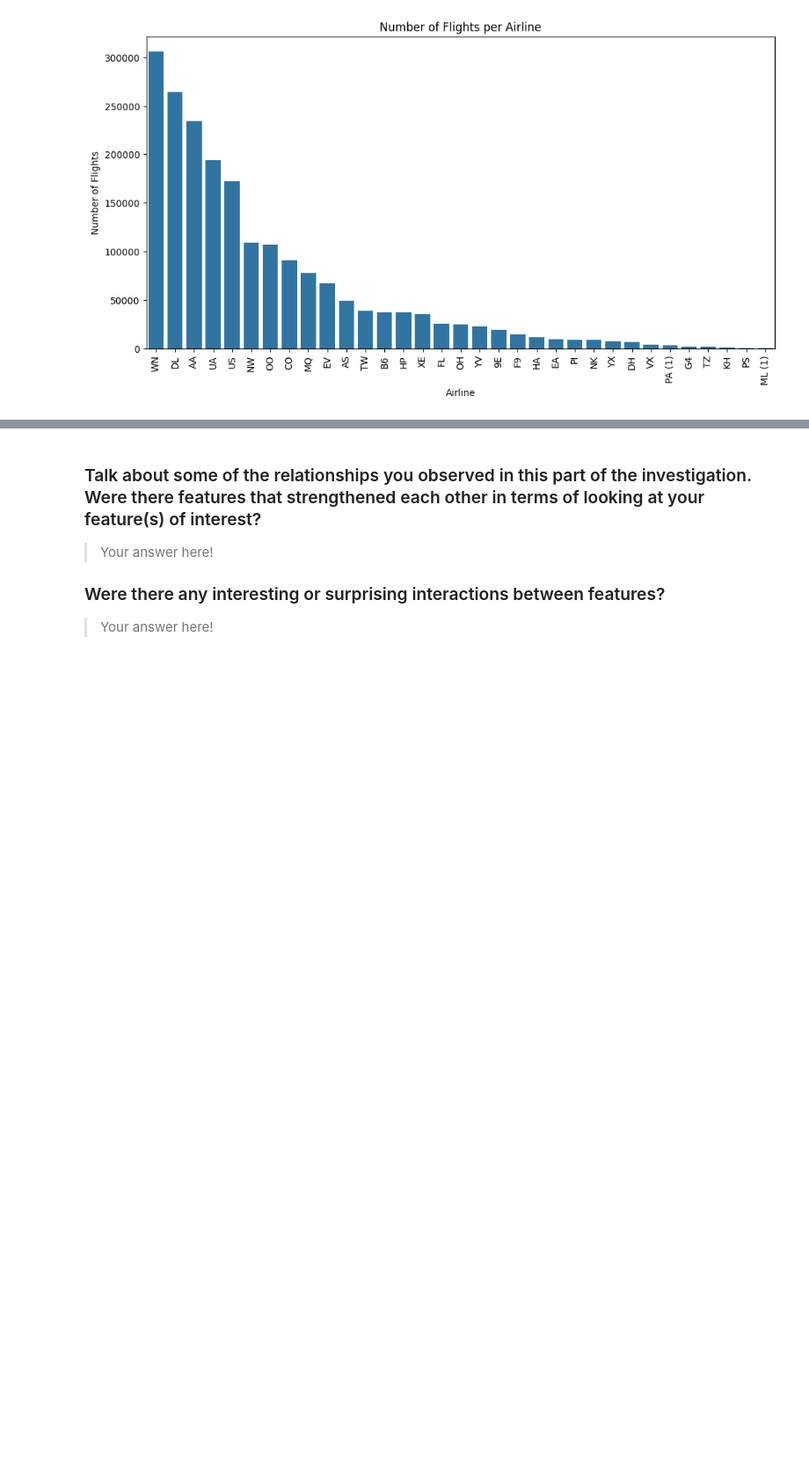
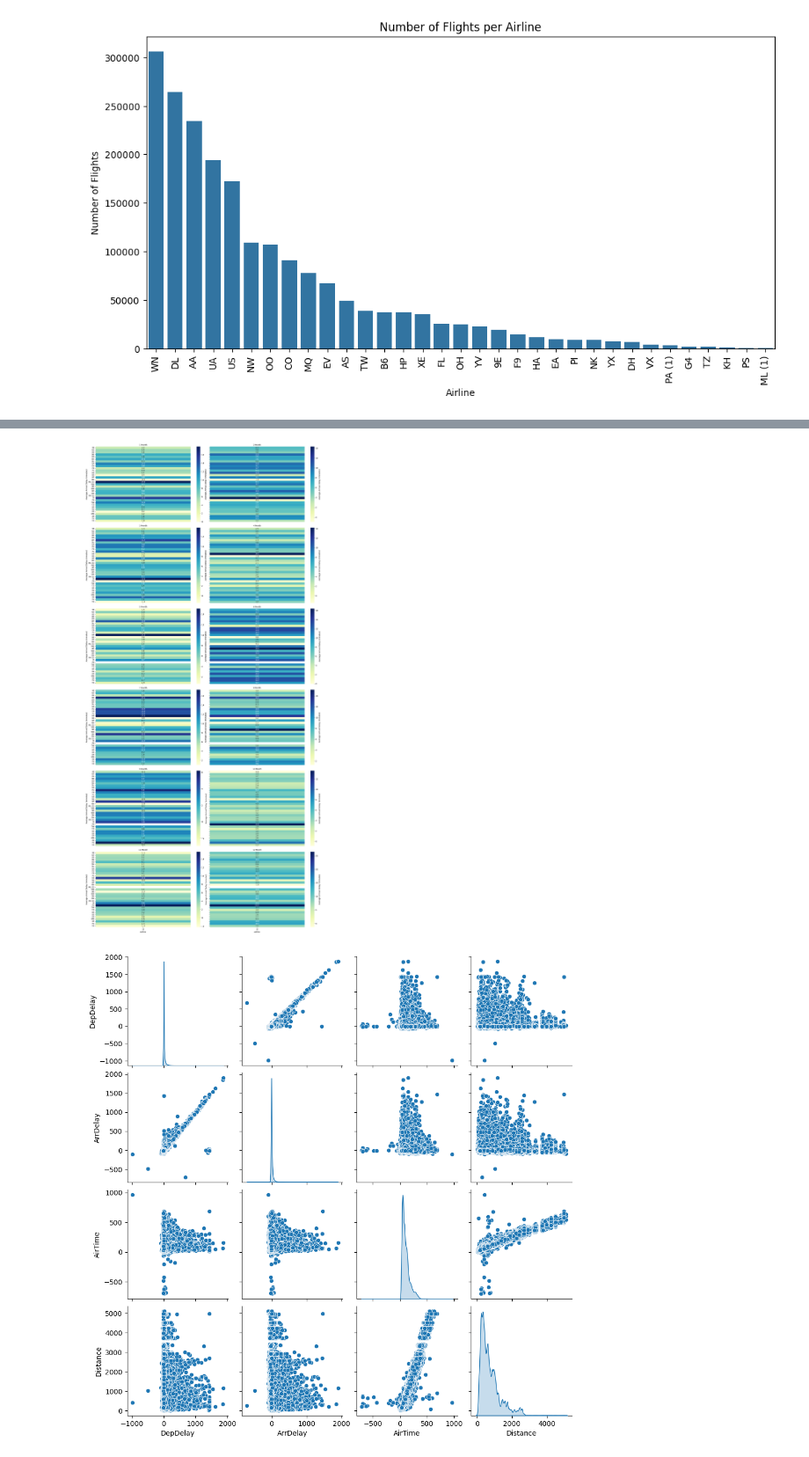
Before and after one commit to ScottTpirate/data_analytics_udacity_proj, a Jupyter notebook: Proj3/Part_I_exploration_template.ipynb, the cells around one changed output, grey strips where cells are left out. Shown at 88% size. Saved outputs shown, nothing was run; the diff lists cells and outputs as text; code cells hidden in the pictures; blank space fills up the shorter version.

```diff
--- a/Proj3/Part_I_exploration_template.ipynb
+++ b/Proj3/Part_I_exploration_template.ipynb
@@ -169,8 +289,38 @@ plt.show()
-# %% [markdown]
-### Talk about some of the relationships you observed in this part of the investigation. Were there features that strengthened each other in terms of looking at your feature(s) of interest?
-
-> Your answer here!
-
-### Were there any interesting or surprising interactions between features?
-
-> Your answer here!
+# %%
+# Create a pivot table to summarize average arrival delays by airline and month
+pivot_table = df.pivot_table(index='Reporting_Airline', columns='Month', values='ArrDelay', aggfunc='mean')
+
+# Melt the pivot table to long format for seaborn FacetGrid
+melted_df = pivot_table.reset_index().melt(id_vars='Reporting_Airline', var_name='Month', value_name='Average_ArrDelay')
+
+# Ensure the 'Month' column is treated as a categorical variable
+melted_df['Month'] = melted_df['Month'].astype(int)
+melted_df['Month'] = pd.Categorical(melted_df['Month'], categories=sorted(melted_df['Month'].unique()), ordered=True)
+
+# Initialize the FacetGrid
+g = sns.FacetGrid(melted_df, col="Month", col_wrap=2, height=6, aspect=1.5)
+
+# Function to create heatmaps within the FacetGrid
+def heatmap(data, **kwargs):
+    data = data.pivot(index='Reporting_Airline', columns='Month', values='Average_ArrDelay')
+    sns.heatmap(data, **kwargs)
+
+# Map the heatmap function to each subplot
+g.map_dataframe(heatmap, cmap="YlGnBu", cbar_kws={'label': 'Average Arrival Delay (minutes)'}, annot=True, fmt=".1f")
+
+# Adjust y-axis labels for readability
+for ax in g.axes.flat:
+    plt.setp(ax.get_yticklabels(), rotation=0)
+
+g.set_titles("{col_name} Month")
+g.set_axis_labels("Airline", "Average Arrival Delay (minutes)")
+plt.show()
+
+
+
+# Pairplot to see relationships between numerical features
+sns.pairplot(df[['DepDelay', 'ArrDelay', 'AirTime', 'Distance']], diag_kind='kde')
+plt.show()
+# %% [output]
+[figure, added]
+[figure, added]
```
Also changed, not shown: parts of 21 cells of this notebook, 2 other files.
